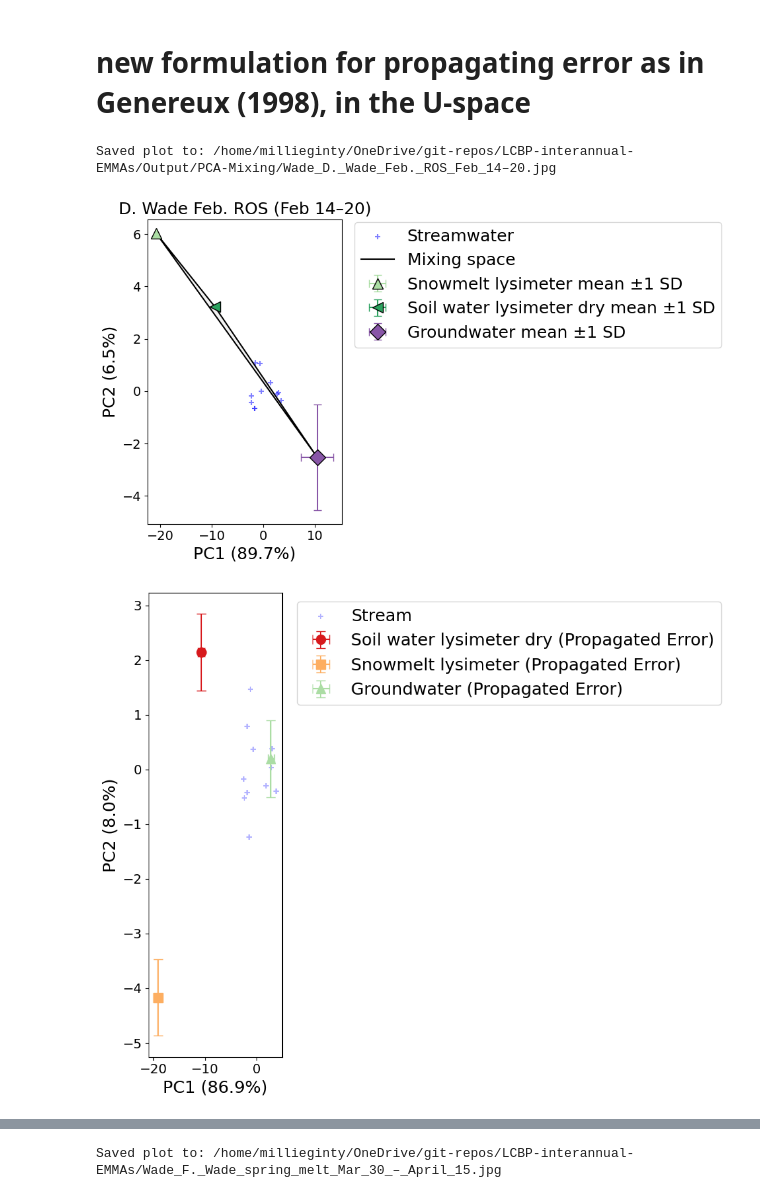
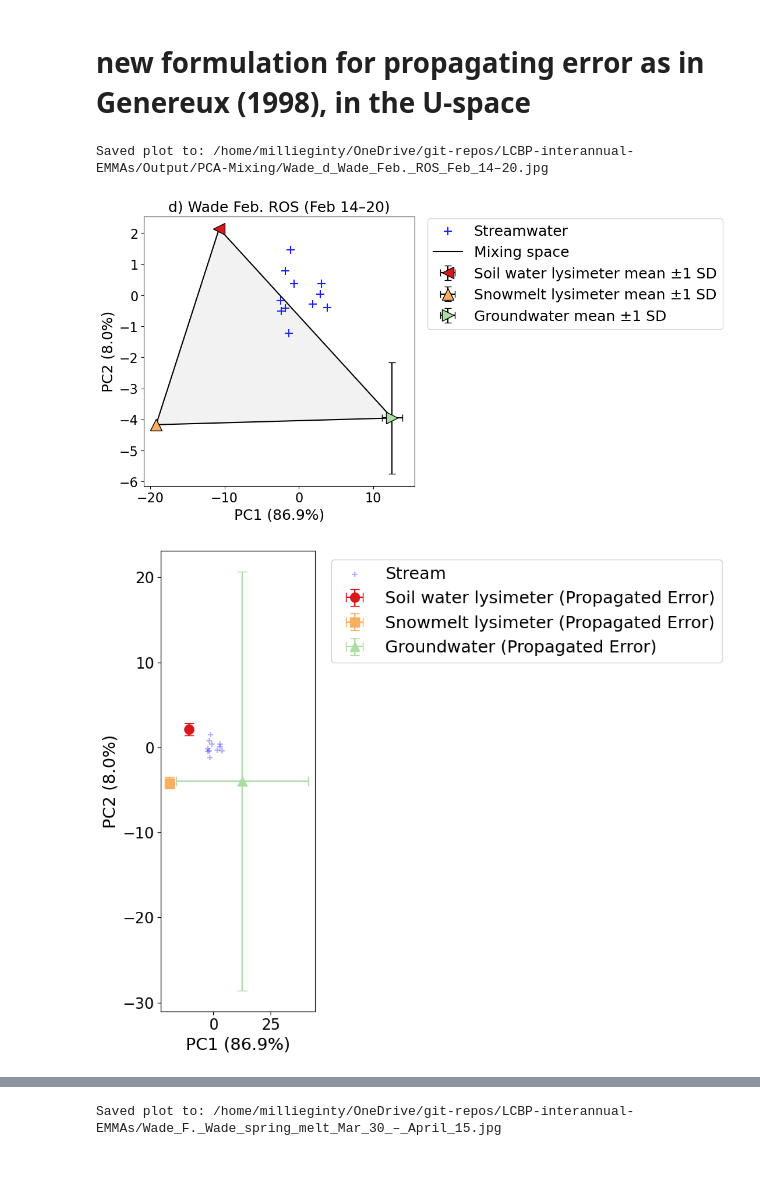
Before and after one commit to MeganEDuffy/LCBP-interannual-EMMAs, a Jupyter notebook: Notebooks/RI23_Wade_PCAwError.ipynb, the cells around one changed output, grey strips where cells are left out. Drawn from its saved outputs; the diff is of its cells as text; code cells hidden in the pictures; blank space fills up the shorter version.

Commit message:
replotted all wade 23 pcas w error

```diff
--- a/Notebooks/RI23_Wade_PCAwError.ipynb
+++ b/Notebooks/RI23_Wade_PCAwError.ipynb
@@ -10,7 +10,7 @@ import EMMA.event_pca_error as ep
 importlib.reload(ep)
 
 # Load the full RI23 dataset
-df = pd.read_csv("/home/millieginty/OneDrive/git-repos/EMMA/data/newrnet-chemistry/RI23/RI23-IC-ICP-isotope-toc-joined-Wade.csv")
+df = pd.read_csv("/home/millieginty/OneDrive/git-repos/EMMA/data/newrnet-chemistry/RI23/RI23-IC-ICP-isotope-toc-joined.csv")
 
 # Analytical uncertainty for tracers
 
@@ -53,37 +53,37 @@ ep.plot_event_pca_with_avgEM(
     site="Wade",
     start_date="2023-02-14",
     end_date="2023-02-20",
     endmember_ids=[
                    "RI23-5018", "RI23-5006", # Homeowner well groundwater March 2023
                    #"RI22-0860", "RI22-0859", # Homeowner well groundwater 2022
                    #"RI23-1034", # Pre-event baseflow, labeled as GW in Wade index
                    #"RI25-1111", "RI25-1126", "RI25-1183", "RI25-1201", "RI25-1290", # 2025 baseflow samples
                    "RI23-5000", # SWL D February 15 2023
                    "RI23-5005", # Snowmelt lysimeter 2/15
                   ],
-    title="D. Wade Feb. ROS (Feb 14–20)"
+    title="d) Wade Feb. ROS (Feb 14–20)"
 )
 
 stats_em, pca_model, scaler_model = ep.plot_event_pca_with_error(
     data=df,
     site="Wade",
     start_date="2023-02-14",
     end_date="2023-02-20",
     endmember_ids=[
-                   #"RI23-5018", "RI23-5006", # Homeowner well groundwater March 2023
+                   "RI23-5018", "RI23-5006", # Homeowner well groundwater March 2023
                    #"RI22-0860", "RI22-0859", # Homeowner well groundwater 2022
-                   "RI23-1034", # Pre-event baseflow, labeled as GW in Wade index
+                   #"RI23-1034", # Pre-event baseflow, labeled as GW in Wade index
                    #"RI25-1111", "RI25-1126", "RI25-1183", "RI25-1201", "RI25-1290", # 2025 baseflow samples
                    "RI23-5000", # SWL D February 15 2023
                    "RI23-5005", # Snowmelt lysimeter 2/15
                   ],
     analytical_dict=analytical_precision_ri23, # Pass the error dictionary
-    title="D. Wade Feb. ROS (Feb 14–20)"
+    title="d) Wade Feb. ROS (Feb 14–20)"
 )
 
 # Now 'stats_em' contains your PC1_err and PC2_err for each endmember!
 print(stats_em[['Type', 'PC1_err', 'PC2_err']])
 # %% [output]
-Saved plot to: /home/millieginty/OneDrive/git-repos/LCBP-interannual-EMMAs/Output/PCA-Mixing/Wade_D._Wade_Feb._ROS_Feb_14–20.jpg
+Saved plot to: /home/millieginty/OneDrive/git-repos/LCBP-interannual-EMMAs/Output/PCA-Mixing/Wade_d_Wade_Feb._ROS_Feb_14–20.jpg
-[figure, old version]
+[figure, new version]
-[figure, old version]
+[figure, new version]
```
Also changed, not shown: parts of 3 cells of this notebook, 11 other files.
